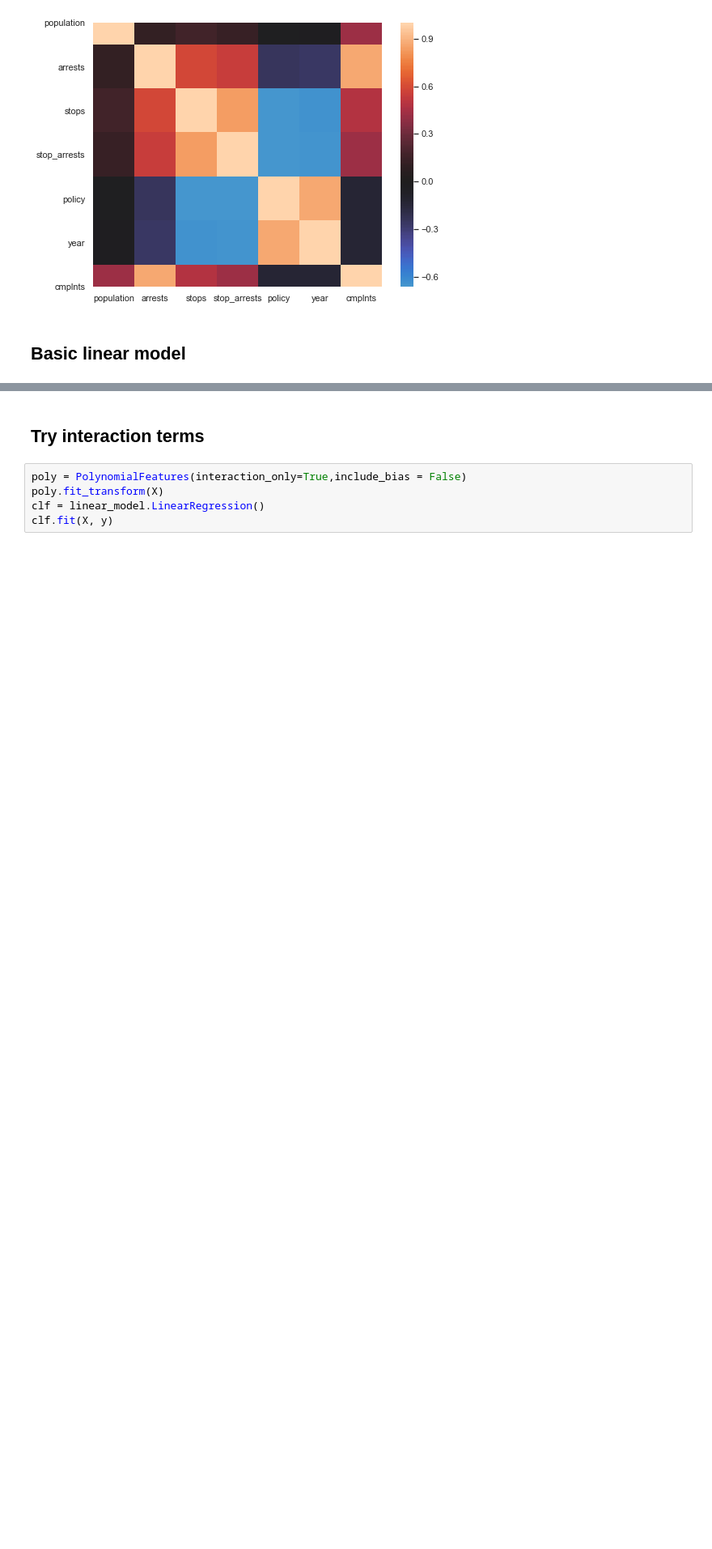
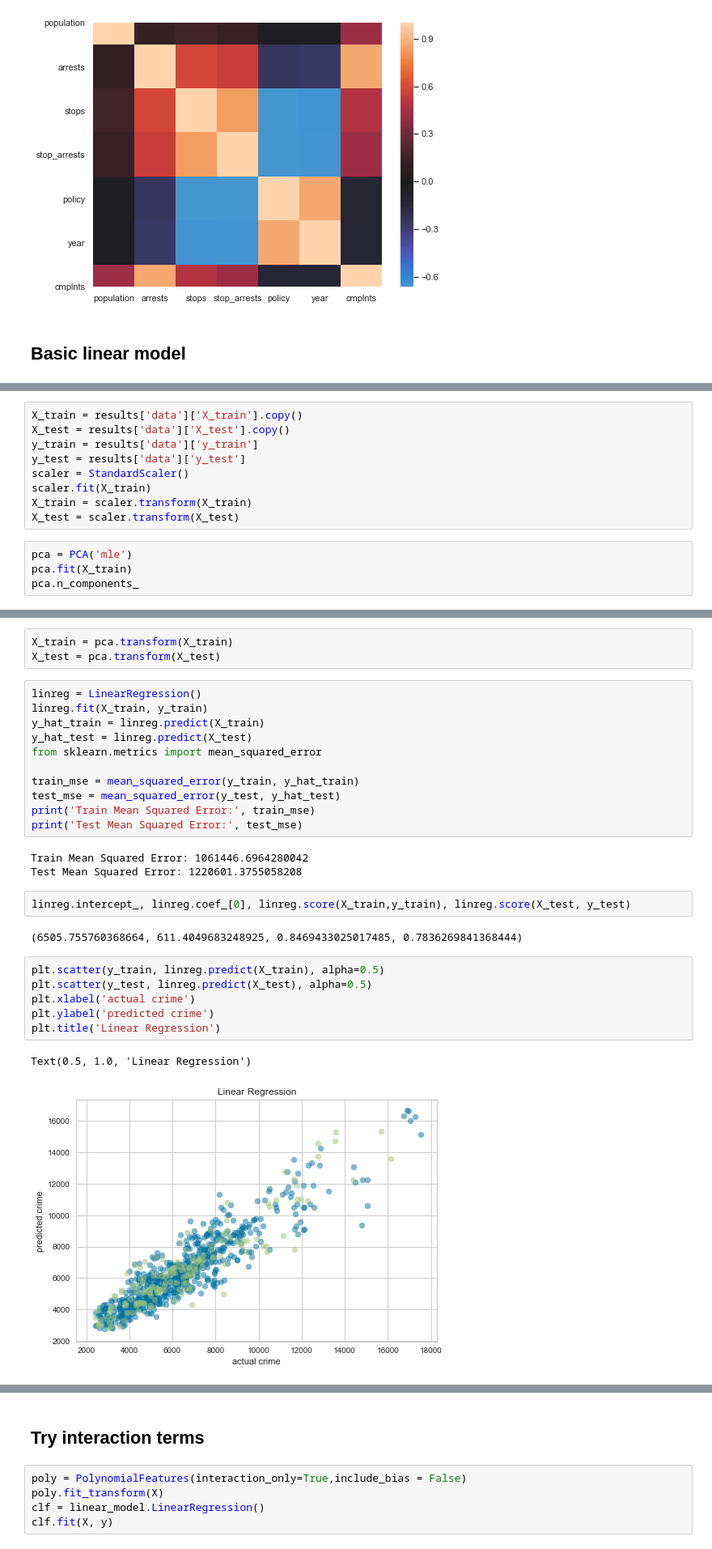
Before and after one commit to anilca-lab/FIS-Mod4-Project, a Jupyter notebook: brad_modeling.ipynb, the cells around one changed output, grey strips where cells are left out. Shown: that part at 81% size. Drawn from its saved outputs; the diff is of its cells as text; blank space fills up the shorter version.

```diff
--- a/brad_modeling.ipynb
+++ b/brad_modeling.ipynb
@@ -126,0 +313,13 @@ strong multicollinearity or other numerical problems.
+# %%
+X_train = results['data']['X_train'].copy()
+X_test = results['data']['X_test'].copy()
+y_train = results['data']['y_train']
+y_test = results['data']['y_test']
+scaler = StandardScaler()
+scaler.fit(X_train)
+X_train = scaler.transform(X_train)
+X_test = scaler.transform(X_test)
+# %%
+pca = PCA('mle')
+pca.fit(X_train)
+pca.n_components_
@@ -126,0 +332,30 @@ strong multicollinearity or other numerical problems.
+# %%
+X_train = pca.transform(X_train)
+X_test = pca.transform(X_test)
+# %%
+linreg = LinearRegression()
+linreg.fit(X_train, y_train)
+y_hat_train = linreg.predict(X_train)
+y_hat_test = linreg.predict(X_test)
+from sklearn.metrics import mean_squared_error
+
+train_mse = mean_squared_error(y_train, y_hat_train)
+test_mse = mean_squared_error(y_test, y_hat_test)
+print('Train Mean Squared Error:', train_mse)
+print('Test Mean Squared Error:', test_mse)
+# %% [output]
+Train Mean Squared Error: 1061446.6964280042
+Test Mean Squared Error: 1220601.3755058208
+# %%
+linreg.intercept_, linreg.coef_[0], linreg.score(X_train,y_train), linreg.score(X_test, y_test)
+# %% [output]
+(6505.755760368664, 611.4049683248925, 0.8469433025017485, 0.7836269841368444)
+# %%
+plt.scatter(y_train, linreg.predict(X_train), alpha=0.5)
+plt.scatter(y_test, linreg.predict(X_test), alpha=0.5)
+plt.xlabel('actual crime')
+plt.ylabel('predicted crime')
+plt.title('Linear Regression')
+# %% [output]
+Text(0.5, 1.0, 'Linear Regression')
+[figure, added]
```
Also changed, not shown: parts of 32 cells of this notebook, 1 other file.
